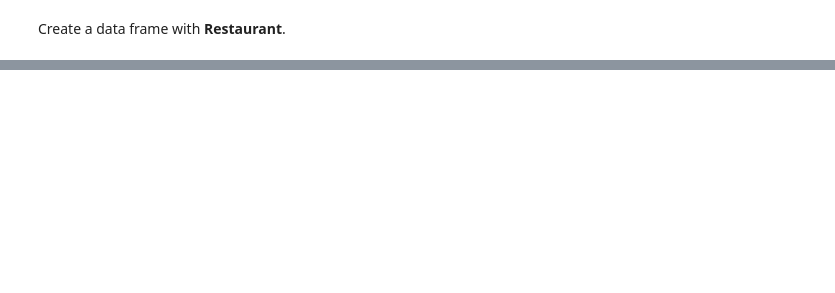
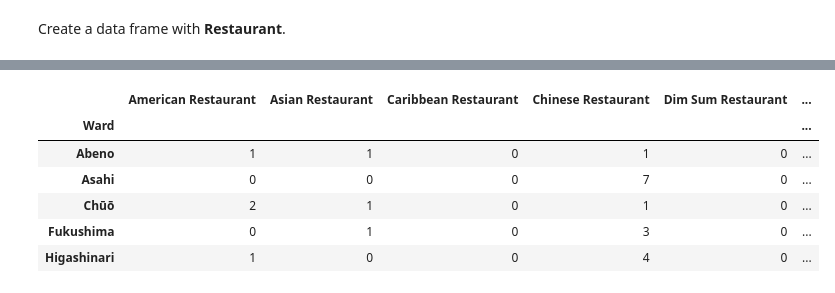
Before and after one commit to Zi-Ao-Huang/COURSERA_IBM, a Jupyter notebook: A_foodie's_guide_to_Osaka.ipynb, the cells around one changed output, grey strips where cells are left out. Drawn from its saved outputs; the diff is of its cells as text; code cells hidden in the pictures; blank space fills up the shorter version.

```diff
--- a/A_foodie's_guide_to_Osaka.ipynb
+++ b/A_foodie's_guide_to_Osaka.ipynb
@@ -266,0 +277,11 @@ Name: Venue_Category, dtype: int64
+# %%
+venue_counts = osaka_onehot.groupby('Ward').sum()
+venue_counts.head()
+# %% [output]
+|  | American Restaurant | Asian Restaurant | Caribbean Restaurant | Chinese Restaurant | Dim Sum Restaurant | ... |
+| Ward |  |  |  |  |  | ... |
+| Abeno | 1 | 1 | 0 | 1 | 0 | ... |
+| Asahi | 0 | 0 | 0 | 7 | 0 | ... |
+| Chūō | 2 | 1 | 0 | 1 | 0 | ... |
+| Fukushima | 0 | 1 | 0 | 3 | 0 | ... |
+| Higashinari | 1 | 0 | 0 | 4 | 0 | ... |
```
Also changed, not shown: parts of 15 cells of this notebook.
